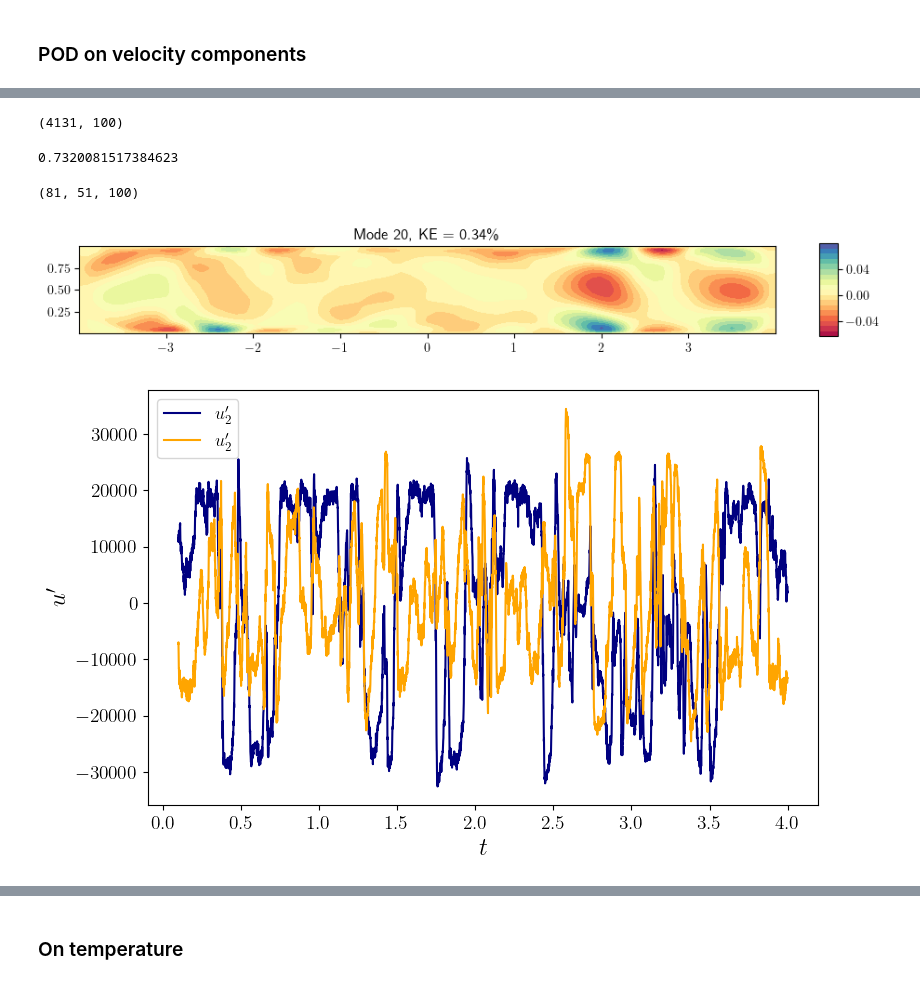
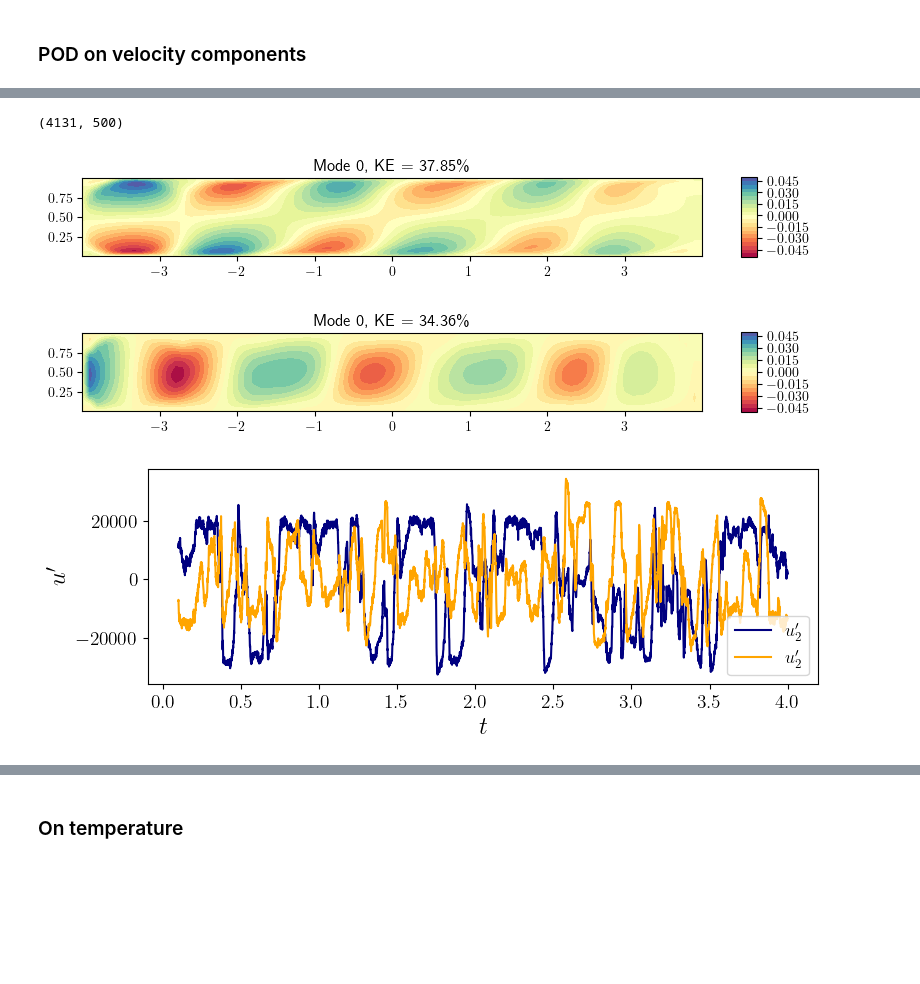
Before and after one commit to Julielmnt/Stage_M2, a Jupyter notebook: code/POD.ipynb, the cells around one changed output, grey strips where cells are left out. Drawn from its saved outputs; the diff is of its cells as text; code cells hidden in the pictures; blank space fills up the shorter version.

```diff
--- a/code/POD.ipynb
+++ b/code/POD.ipynb
@@ -270,10 +262,12 @@ from POD import POD
 from POD import KE_modes_two_components
 from POD import KE_modes
 
-num_modes = 100
+num_modes = 500
 modes_u, eigvals_u, eigvecs_u, proj_coef_u = POD(U, h, l, num_modes)
 modes_w, eigvals_w, eigvecs_w, proj_coef_w = POD(W, h, l, num_modes)
+modes_uw, eigvals_uw, eigvecs_uw, proj_coef_uw = POD(UW, h, l, 2*num_modes)
 
 KE_modes_all = KE_modes_two_components(eigvals_u, eigvals_w, num_modes)
 KE_modes_u = KE_modes(eigvals_u, num_modes)
 KE_modes_w = KE_modes(eigvals_w, num_modes)
+KE_modes_uw = KE_modes(eigvals_uw, num_modes)
@@ -288,47 +284,36 @@ plt.savefig('../results/POD/energy_contribution', dpi=300)
 # %%
 print(np.shape(modes_u))
-POD_modes_u = np.reshape(modes_u, (81,51,100))
-POD_modes_w = np.reshape(modes_w, (81,51,100))
+POD_modes_u = np.reshape(modes_u, (81,51,num_modes))
+POD_modes_w = np.reshape(modes_w, (81,51,num_modes))
+POD_modes_uw = np.reshape(modes_uw, (2*h*l,2*num_modes))
 # %% [output]
-(4131, 100)
+(4131, 500)
-# %%
-print(np.sum(KE_modes_all[:5]))
-# %% [output]
-0.7320081517384623
-# %%
-print(np.shape(POD_modes_w))
-# %% [output]
-(81, 51, 100)
-# %%
-j = 20
-ticks = [0.04, 0, -0.04]
-fig, ax = plt.subplots(figsize=(10,8))
-cf0 = ax.contourf(x, z, POD_modes_u[:,:,j], levels=20, cmap=cm.Spectral)
-plt.colorbar(cf0, aspect = 5, shrink = 0.13, ticks = ticks)
-ax.set_aspect('equal', 'box')
-ax.set_title(f'Mode {j}, KE = {np.round(KE_modes_u[j]*100, 2)}\%')
-plt.tight_layout()
-# plt.savefig(f'../results/POD/pod_mode_w_{j}.png',dpi=200,  bbox_inches='tight')
-# plt.close()
-# %% [output]
-[figure, removed]
+# %%
+j = 0
+
+from POD import plot_map_mode
+plot_map_mode(POD_modes_u, KE_modes_u, j, x, z)
+plot_map_mode(POD_modes_w, KE_modes_w, j, x, z)
+# %% [output]
+[figure, added]
+[figure, added]
 # %%
 i = 1
 num_mode = 0
-fig, ax = plt.subplots(figsize=(8, 5))
+fig, ax = plt.subplots(figsize=(8,3))
 ax.plot(time[::i], proj_coef_w[num_mode, ::i], color='navy', label= r"$u'_2$")
 ax.plot(time[::i], proj_coef_w[1, ::i], color='orange', label= r"$u'_2$")
 
 # Plot projected data points
 # ax.quiver(0, 0, modes[0, 1], modes[1, 1], angles='xy', scale_units='xy', scale=1, color='green', label=r"$a_2$")
 # ax.quiver(0, 0, modes[0, 0], modes[1, 0], angles='xy', scale_units='xy', scale=1, color='red', label=r"$a_1$")
 
 ax.set_xlabel(r"$t$", fontsize=fontsize)
 ax.set_ylabel(r"$u'$", fontsize=fontsize)
 # ax.set_aspect('equal')
 ax.legend(fontsize=fontsize-5)
 ax.tick_params(axis='both', labelsize=fontsize-4)
 
 plt.tight_layout()
 # %% [output]
-[figure, old version]
+[figure, new version]
```
Also changed, not shown: parts of 22 cells of this notebook, 5 other files.
